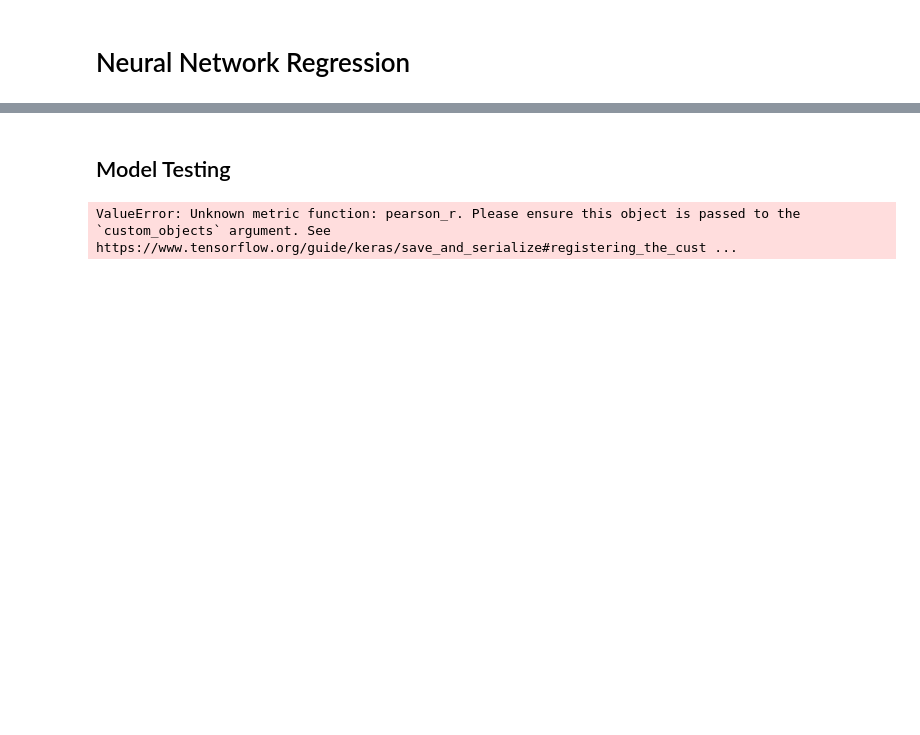
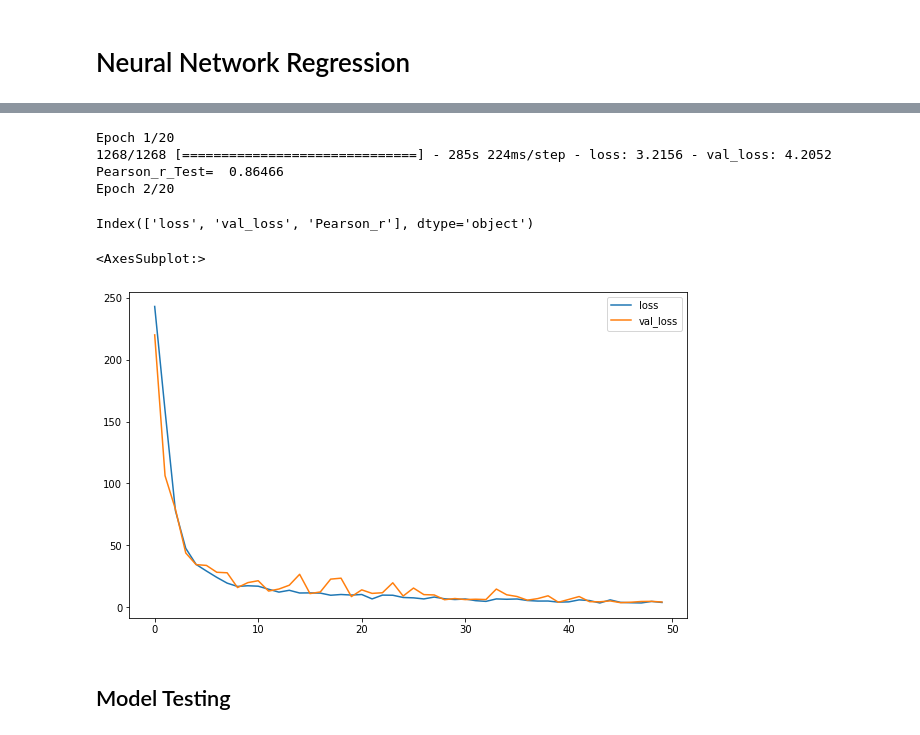
Before and after one commit to fazildgr8/wrist_control_CNN_AWEAR, a Jupyter notebook: Prosup_regression.ipynb, the cells around one changed output, grey strips where cells are left out. Saved outputs shown, nothing was run; the diff lists cells and outputs as text; code cells hidden in the pictures; blank space fills up the shorter version.

```diff
--- a/Prosup_regression.ipynb
+++ b/Prosup_regression.ipynb
@@ -113,0 +171,5 @@ for data in [X_train, X_test, y_train, y_test]:
+# %%
+X_train = np.load('prepared_data/X_train.npy')
+X_test = np.load('prepared_data/X_test.npy')
+y_train = np.load('prepared_data/y_train.npy')
+y_test = np.load('prepared_data/y_test.npy')
@@ -183,4 +268,11 @@ Non-trainable params: 0
 _________________________________________________________________
+# %%
+model = best_model
 # %%
-cnn_history=model.fit(X_train,y_train,epochs = 50,batch_size = 1000,validation_data = (X_test,y_test), callbacks=[model_checkpoint_callback,earlystopping_callback])
+cnn_history=model.fit(X_train,y_train,epochs = 20,batch_size = 512,validation_data = (X_test,y_test),callbacks=[test_loss(X,y),model_checkpoint_callback])
+# %% [output]
+Epoch 1/20
+1268/1268 [==============================] - 285s 224ms/step - loss: 3.2156 - val_loss: 4.2052
+Pearson_r_Test=  0.86466
+Epoch 2/20
 # %%
@@ -211,9 +281,21 @@ model = load_model('models/prosup_velocity_model_{}.hdf5'.format(window))
+# %%
+cnn_history_df = pd.DataFrame(cnn_history.history)
+hist_csv_file = 'regression_history.csv'
+with open(hist_csv_file, mode='w') as f:
+    cnn_history_df.to_csv(f)
+# %%
+cnn_history_df.columns
+# %% [output]
+Index(['loss', 'val_loss', 'Pearson_r'], dtype='object')
+# %%
+cnn_history_df[['loss', 'val_loss']].plot(figsize=(10,6))
+# %% [output]
+<AxesSubplot:>
+[figure, added]
 # %% [markdown]
 ## Model Testing
 # %%
-window = 400
-model = load_model('models/prosup_velocity_model_{}.hdf5'.format(400))
-# model = load_model('best_model')
+window = 250
+# model = load_model('models/prosup_velocity_model_{}.hdf5'.format(window))
+best_model = load_model('best_model_reg.hdf5')
-# %% [output]
-ValueError: Unknown metric function: pearson_r. Please ensure this object is passed to the `custom_objects` argument. See https://www.tensorflow.org/guide/keras/save_and_serialize#registering_the_cust ...
 # %%
```
Also changed, not shown: parts of 34 cells of this notebook, 11 other files.
